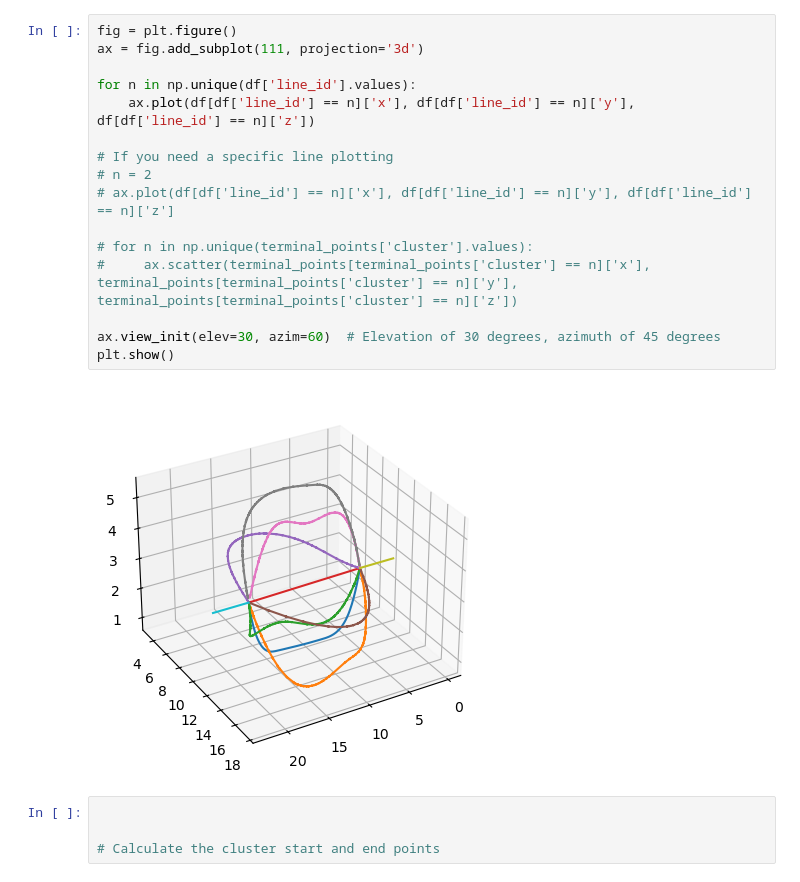
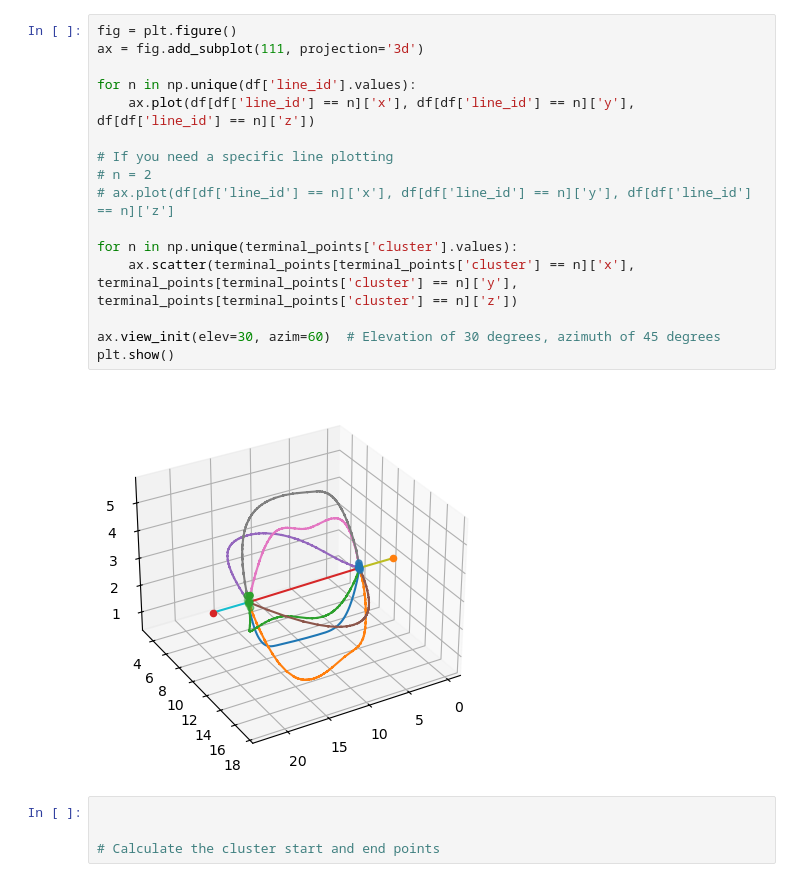
Before and after one commit to joeforth/fractal_slicer, a Jupyter notebook: many_colours_one_file_network.ipynb, the cells around one changed output. Cells and saved outputs as stored; diff of their text form.

Commit message:
clustering

```diff
--- a/many_colours_one_file_network.ipynb
+++ b/many_colours_one_file_network.ipynb
@@ -182,21 +191,21 @@ terminal_points
 # %%
 fig = plt.figure()
 ax = fig.add_subplot(111, projection='3d')
 
 for n in np.unique(df['line_id'].values):
     ax.plot(df[df['line_id'] == n]['x'], df[df['line_id'] == n]['y'], df[df['line_id'] == n]['z'])
 
 # If you need a specific line plotting
 # n = 2
 # ax.plot(df[df['line_id'] == n]['x'], df[df['line_id'] == n]['y'], df[df['line_id'] == n]['z']
 
-# for n in np.unique(terminal_points['cluster'].values):
-#     ax.scatter(terminal_points[terminal_points['cluster'] == n]['x'], terminal_points[terminal_points['cluster'] == n]['y'], terminal_points[terminal_points['cluster'] == n]['z'])
+for n in np.unique(terminal_points['cluster'].values):
+    ax.scatter(terminal_points[terminal_points['cluster'] == n]['x'], terminal_points[terminal_points['cluster'] == n]['y'], terminal_points[terminal_points['cluster'] == n]['z'])
 
 ax.view_init(elev=30, azim=60)  # Elevation of 30 degrees, azimuth of 45 degrees
 plt.show()
 # %% [output]
-[figure, old version]
+[figure, new version]
 # %%
 
 
```
Also changed, not shown: parts of 3 cells of this notebook, 2 other files.
